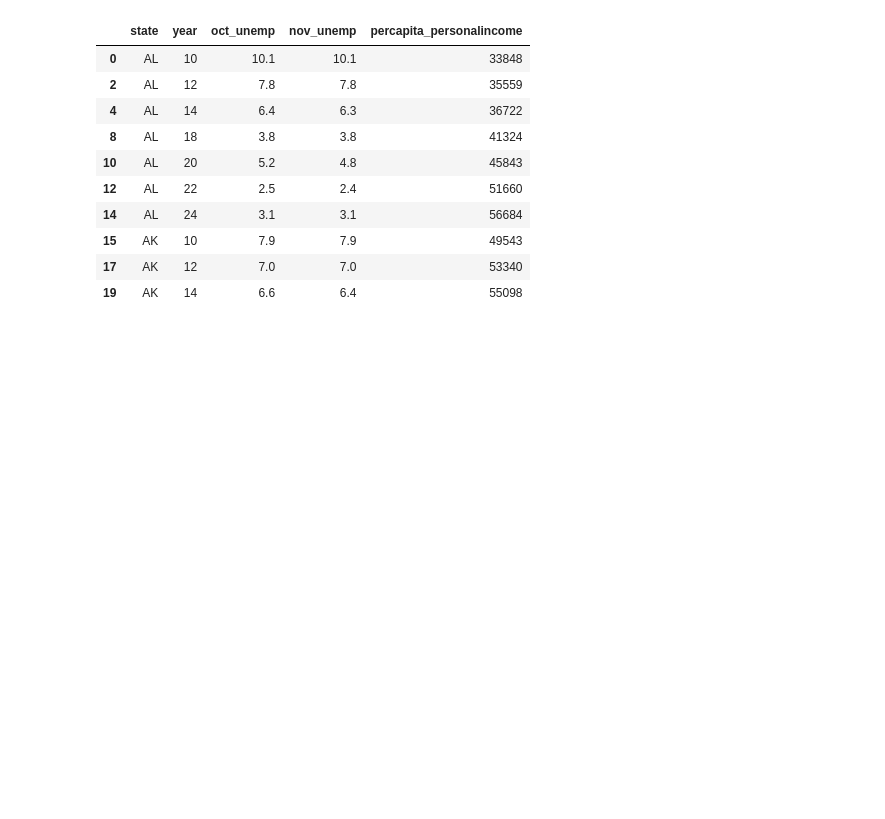
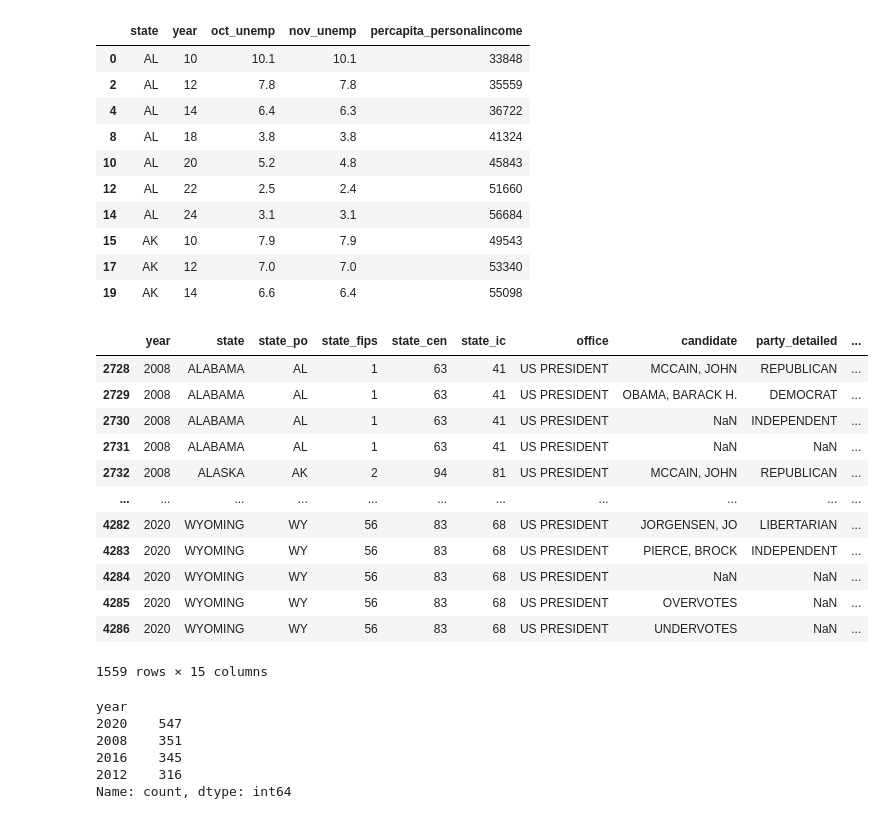
Before and after one commit to ecw70574/US-Census-Voting-and-Registration-DSCI-Capstone-Project, a Jupyter notebook: StateLevelEconIndicators.ipynb, the cells around one changed output. Saved outputs shown, nothing was run; the diff lists cells and outputs as text; code cells hidden in the pictures; blank space fills up the shorter version.

Commit message:
state level electoral results for lag term

```diff
--- a/StateLevelEconIndicators.ipynb
+++ b/StateLevelEconIndicators.ipynb
@@ -294,3 +294,33 @@ os.chdir("/Users/ellawileman/Documents/last_sem/dsci_capstone/final_repo/US-Cens
 # %%
 # save to csv that lives in git repo
 merged.to_csv('stateecon_indicators.csv', index=False)
+# %%
+# MIT election data by state
+import pandas as pd
+mit_dat = pd.read_csv("/Users/ellawileman/Downloads/dataverse_files 2/1976-2020-president.csv")
+# %%
+mit_dat_years = mit_dat[(mit_dat["year"] >= 2008) & (mit_dat["year"] <= 2024)]
+mit_dat_years
+# %% [output]
+|  | year | state | state_po | state_fips | state_cen | state_ic | office | candidate | party_detailed | ... |
+| 2728 | 2008 | ALABAMA | AL | 1 | 63 | 41 | US PRESIDENT | MCCAIN, JOHN | REPUBLICAN | ... |
+| 2729 | 2008 | ALABAMA | AL | 1 | 63 | 41 | US PRESIDENT | OBAMA, BARACK H. | DEMOCRAT | ... |
+| 2730 | 2008 | ALABAMA | AL | 1 | 63 | 41 | US PRESIDENT | NaN | INDEPENDENT | ... |
+| 2731 | 2008 | ALABAMA | AL | 1 | 63 | 41 | US PRESIDENT | NaN | NaN | ... |
+| 2732 | 2008 | ALASKA | AK | 2 | 94 | 81 | US PRESIDENT | MCCAIN, JOHN | REPUBLICAN | ... |
+| ... | ... | ... | ... | ... | ... | ... | ... | ... | ... | ... |
+| 4282 | 2020 | WYOMING | WY | 56 | 83 | 68 | US PRESIDENT | JORGENSEN, JO | LIBERTARIAN | ... |
+| 4283 | 2020 | WYOMING | WY | 56 | 83 | 68 | US PRESIDENT | PIERCE, BROCK | INDEPENDENT | ... |
+| 4284 | 2020 | WYOMING | WY | 56 | 83 | 68 | US PRESIDENT | NaN | NaN | ... |
+| 4285 | 2020 | WYOMING | WY | 56 | 83 | 68 | US PRESIDENT | OVERVOTES | NaN | ... |
+| 4286 | 2020 | WYOMING | WY | 56 | 83 | 68 | US PRESIDENT | UNDERVOTES | NaN | ... |
+1559 rows × 15 columns
+# %%
+mit_dat_years["year"].value_counts() # use 2008-max(2020) so we have lags
+# %% [output]
+year
+2020    547
+2008    351
+2016    345
+2012    316
+Name: count, dtype: int64
```
Also changed, not shown: parts of 18 cells of this notebook.
